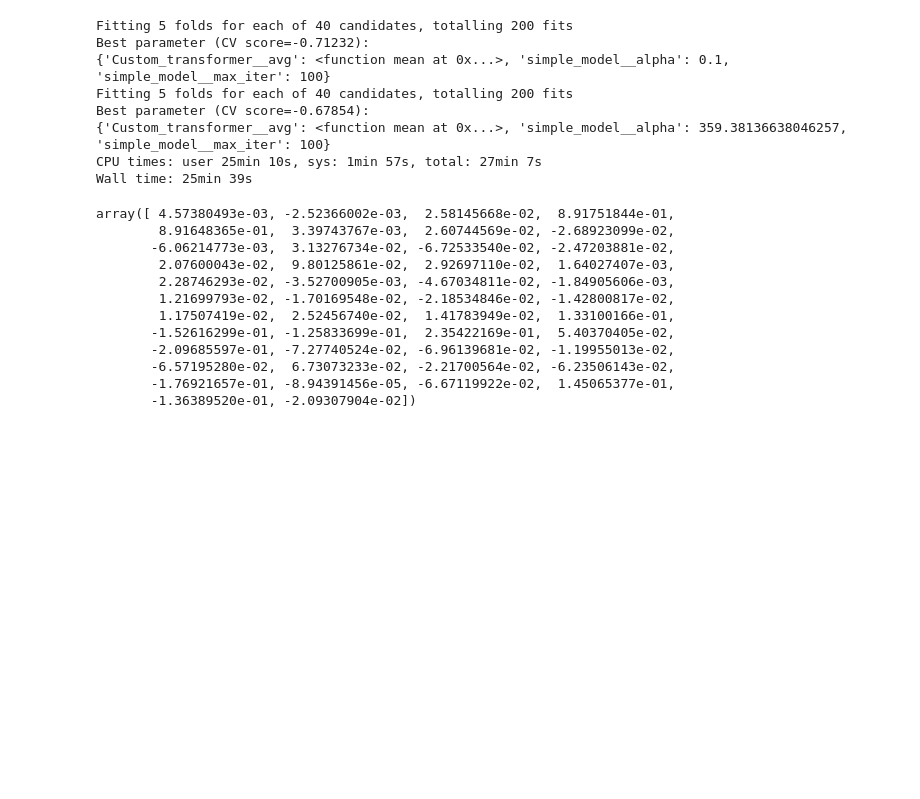
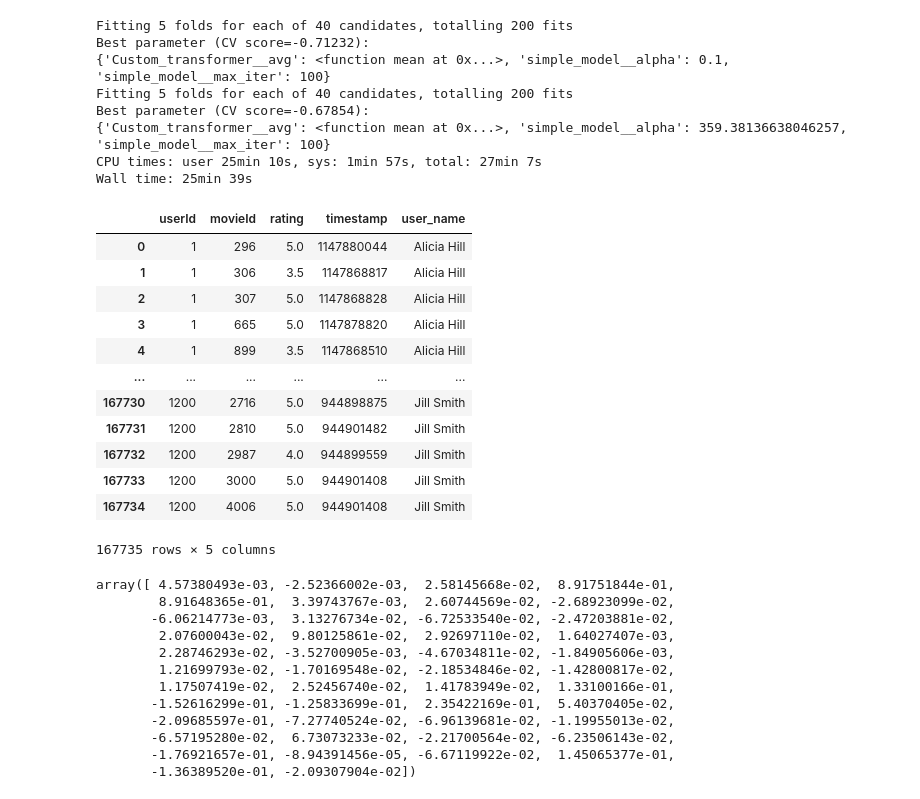
Before and after one commit to aleks-haksly/Simulative, a Jupyter notebook: ML/recomendation.ipynb, the cells around one changed output. Drawn from its saved outputs; the diff is of its cells as text; code cells hidden in the pictures; blank space fills up the shorter version.

```diff
--- a/ML/recomendation.ipynb
+++ b/ML/recomendation.ipynb
@@ -387,0 +390,28 @@ Wall time: 25min 39s
+# %%
+
+from faker import Faker
+
+
+fake = Faker()
+user_ids = ratings_df['userId'].unique()
+user_names = {user_id: fake.name() for user_id in user_ids}
+
+
+
+# Добавляем в DataFrame
+ratings_df['user_name'] = ratings_df['userId'].map(user_names)
+ratings_df
+# %% [output]
+|  | userId | movieId | rating | timestamp | user_name |
+| 0 | 1 | 296 | 5.0 | 1147880044 | Alicia Hill |
+| 1 | 1 | 306 | 3.5 | 1147868817 | Alicia Hill |
+| 2 | 1 | 307 | 5.0 | 1147868828 | Alicia Hill |
+| 3 | 1 | 665 | 5.0 | 1147878820 | Alicia Hill |
+| 4 | 1 | 899 | 3.5 | 1147868510 | Alicia Hill |
+| ... | ... | ... | ... | ... | ... |
+| 167730 | 1200 | 2716 | 5.0 | 944898875 | Jill Smith |
+| 167731 | 1200 | 2810 | 5.0 | 944901482 | Jill Smith |
+| 167732 | 1200 | 2987 | 4.0 | 944899559 | Jill Smith |
+| 167733 | 1200 | 3000 | 5.0 | 944901408 | Jill Smith |
+| 167734 | 1200 | 4006 | 5.0 | 944901408 | Jill Smith |
+167735 rows × 5 columns
```
Also changed, not shown: parts of 10 cells of this notebook.
